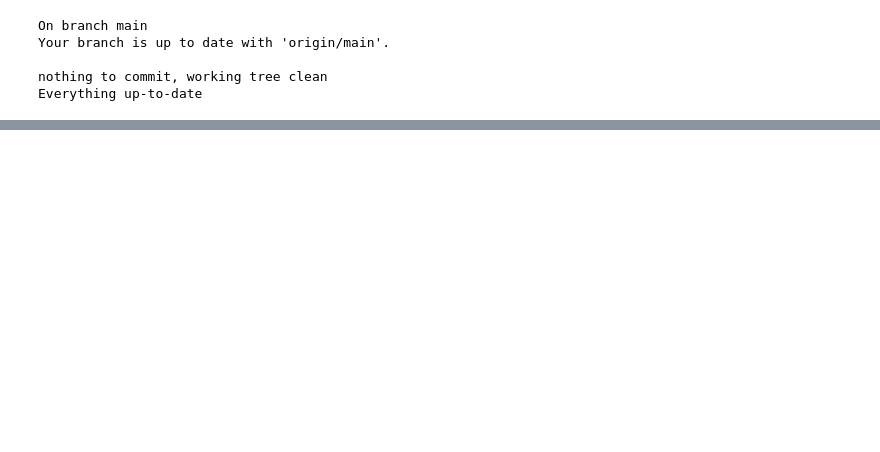
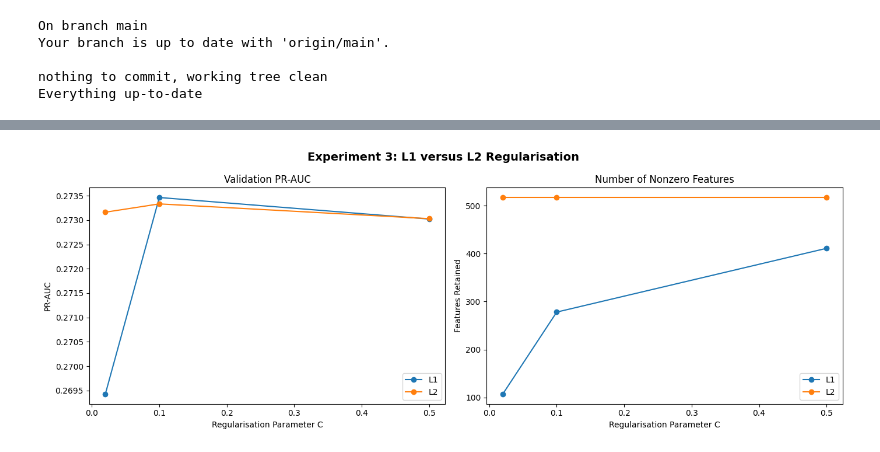
Before and after one commit to udz2002/criteo-conversion-prediction, a Jupyter notebook: notebooks/00_full_project_working.ipynb, the cells around one changed output, grey strips where cells are left out. Saved outputs shown, nothing was run; the diff lists cells and outputs as text; code cells hidden in the pictures; blank space fills up the shorter version.

```diff
--- a/notebooks/00_full_project_working.ipynb
+++ b/notebooks/00_full_project_working.ipynb
@@ -4233,0 +5214,57 @@ Everything up-to-date
+# %%
+# ------------------------------------------------------------
+# L1 vs L2 comparison
+# ------------------------------------------------------------
+
+fig, axes = plt.subplots(
+    1, 2,
+    figsize=(14, 5)
+)
+
+for penalty, group in regularisation_results_df.groupby(
+    "Penalty"
+):
+
+    group = group.sort_values("C")
+
+    axes[0].plot(
+        group["C"],
+        group["PR_AUC"],
+        marker="o",
+        label=penalty
+    )
+
+    axes[1].plot(
+        group["C"],
+        group["Nonzero_Features"],
+        marker="o",
+        label=penalty
+    )
+
+axes[0].set_title("Validation PR-AUC")
+axes[0].set_xlabel("Regularisation Parameter C")
+axes[0].set_ylabel("PR-AUC")
+axes[0].legend()
+
+axes[1].set_title("Number of Nonzero Features")
+axes[1].set_xlabel("Regularisation Parameter C")
+axes[1].set_ylabel("Features Retained")
+axes[1].legend()
+
+plt.suptitle(
+    "Experiment 3: L1 versus L2 Regularisation",
+    fontsize=14,
+    fontweight="bold"
+)
+
+plt.tight_layout()
+
+plt.savefig(
+    EXTRA_OUTPUT_DIR / "33_l1_l2_regularisation.png",
+    dpi=300,
+    bbox_inches="tight"
+)
+
+plt.show()
+# %% [output]
+[figure, added]
```
Also changed, not shown: parts of 59 cells of this notebook, 12 other files.
